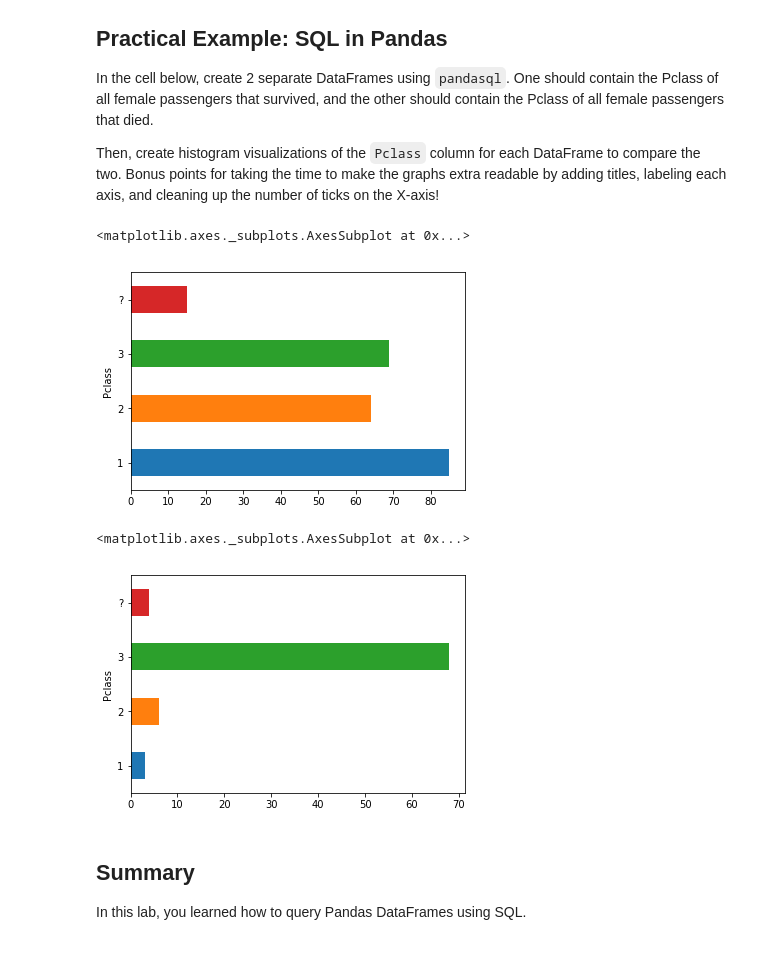
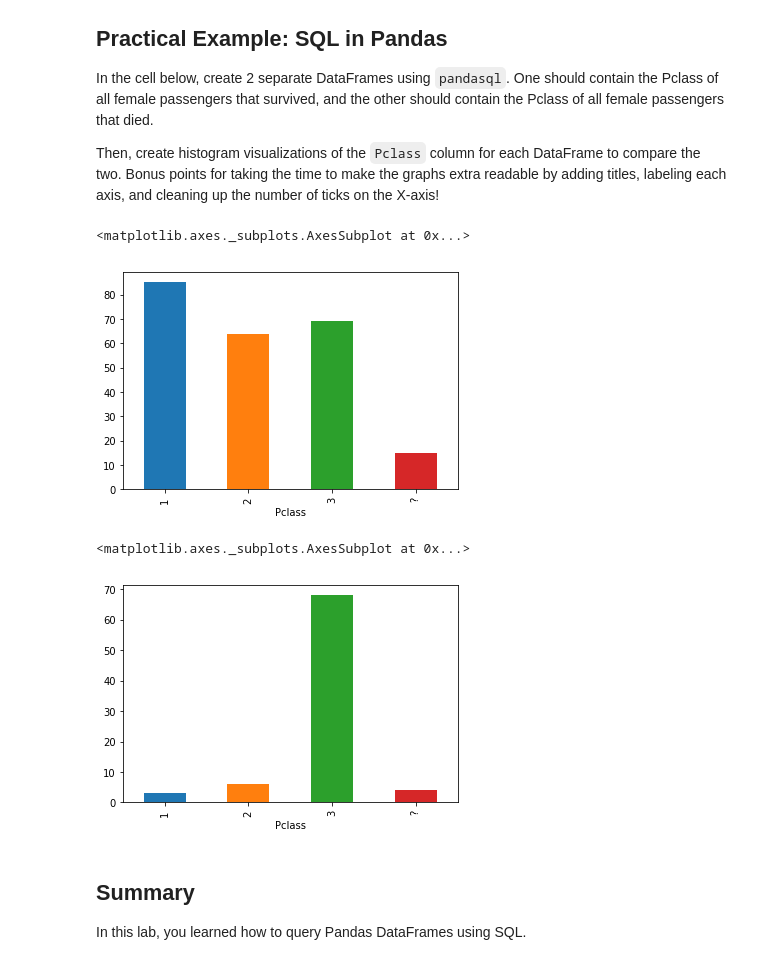
Before and after one commit to jnawjux/dsc-1-05-17-using-sql-with-pandas-lab-seattle-ds-career-040119, a Jupyter notebook: index.ipynb, the cells around one changed output. Drawn from its saved outputs; the diff is of its cells as text; code cells hidden in the pictures.

```diff
--- a/index.ipynb
+++ b/index.ipynb
@@ -345,15 +345,15 @@ GROUP BY Pclass
 survived_females_by_pclass_df = pysqldf(q3)
 died_females_by_pclass_df = pysqldf(q4)
 # %%
-survived_females_by_pclass_df.set_index('Pclass')['Count'].plot(kind='barh')
+survived_females_by_pclass_df.set_index('Pclass')['Count'].plot(kind='bar')
 # %% [output]
 <matplotlib.axes._subplots.AxesSubplot at 0x...>
-[figure, old version]
+[figure, new version]
 # %%
-died_females_by_pclass_df.set_index('Pclass')['Count'].plot(kind='barh')
+died_females_by_pclass_df.set_index('Pclass')['Count'].plot(kind='bar')
 # %% [output]
 <matplotlib.axes._subplots.AxesSubplot at 0x...>
-[figure, old version]
+[figure, new version]
 # %%
 # Create and label the histograms for each below!
 # %% [markdown]
```
